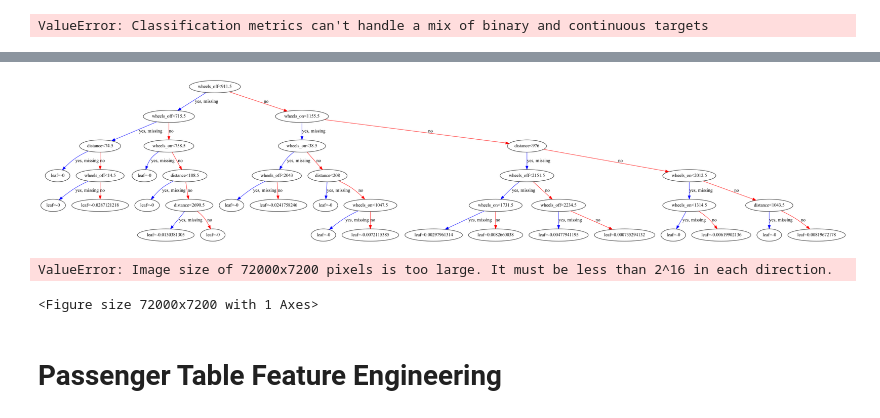
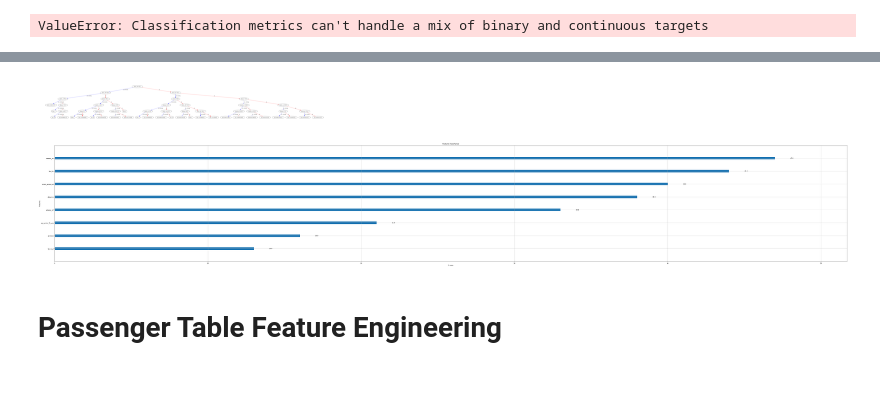
Before and after one commit to Leighson/lighthouse-midterm, a Jupyter notebook: Testing_Ground-George.ipynb, the cells around one changed output, grey strips where cells are left out. Cells and saved outputs as stored; diff of their text form; code cells hidden in the pictures; blank space fills up the shorter version.

```diff
--- a/Testing_Ground-George.ipynb
+++ b/Testing_Ground-George.ipynb
@@ -63,7 +66,7 @@ def make_csv(query, filename):
 -
 # %%
 # will create file in place of ipynb file
-test = make_csv("SELECT * FROM flights LIMIT 10000", "test10000flight.csv")
+test = make_csv("SELECT * FROM flights LIMIT 1000000", "test1000000flight.csv")
 # %% [output]
 creating connection...
 running query...
@@ -198,4 +224,6 @@ ValueError: Input contains NaN, infinity or a value too large for dtype('float64
 # %%
+from sklearn.ensemble import RandomForestClassifier
+rfc = RandomForestClassifier(n_estimators = 100, random_state = 0)
 rfc.fit(X_train, y_train)
 y_pred = rfc.predict(X_test)
 from sklearn.metrics import accuracy_score
@@ -255,18 +300,17 @@ xg_reg = xgb.train(params=params, dtrain=data_dmatrix, num_boost_round=10)
 # %%
 import matplotlib.pyplot as plt
 
 xgb.plot_tree(xg_reg,num_trees=0)
-plt.rcParams['figure.figsize'] = [1000, 100]
+plt.rcParams['figure.figsize'] = [100, 15]
 plt.show()
 # %% [output]
-[figure, old version]
+[figure, new version]
 # %%
 xgb.plot_importance(xg_reg)
 plt.rcParams['figure.figsize'] = [5, 5]
 plt.show()
 # %% [output]
-ValueError: Image size of 72000x7200 pixels is too large. It must be less than 2^16 in each direction.
-<Figure size 72000x7200 with 1 Axes>
+[figure, added]
 # %% [markdown]
 # Passenger Table Feature Engineering
 # %%
```
Also changed, not shown: parts of 18 cells of this notebook.
